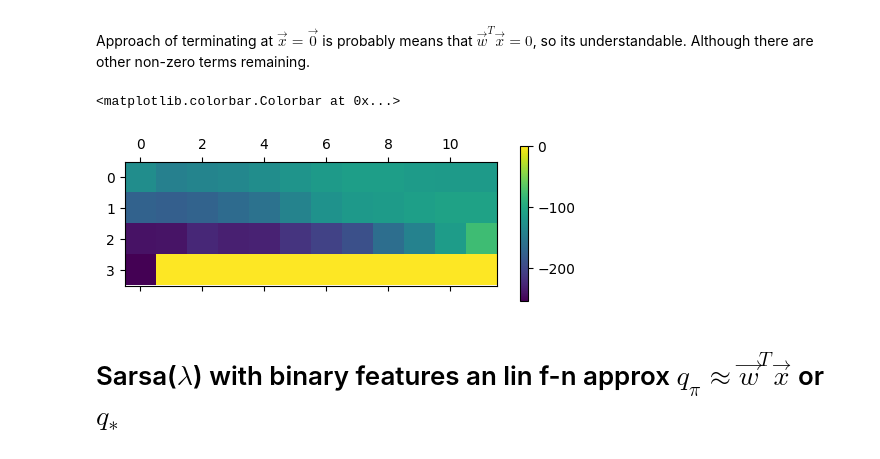
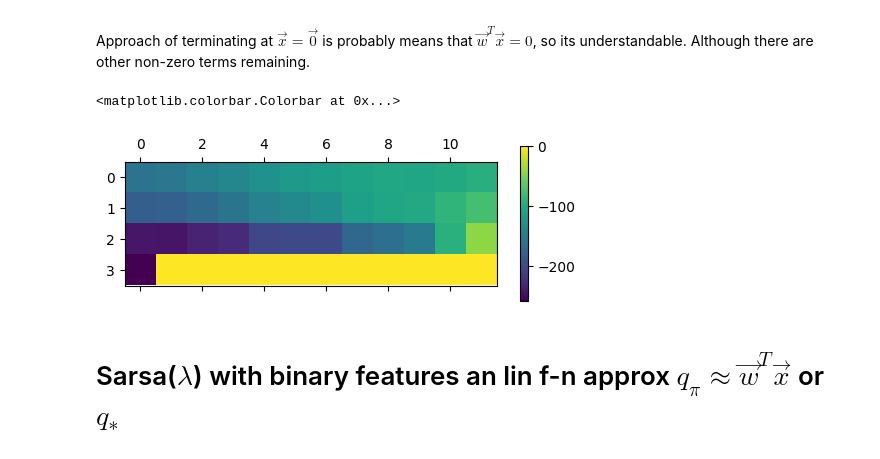
Before and after one commit to ajegorovs/aj_python_tool_lib, a Jupyter notebook: data_processing/neural_networks/RL_Reinforced_Learning/Sutton_P2_Ch12_Lambda_Methods.ipynb, the cells around one changed output. Saved outputs shown, nothing was run; the diff lists cells and outputs as text; code cells hidden in the pictures.

```diff
--- a/data_processing/neural_networks/RL_Reinforced_Learning/Sutton_P2_Ch12_Lambda_Methods.ipynb
+++ b/data_processing/neural_networks/RL_Reinforced_Learning/Sutton_P2_Ch12_Lambda_Methods.ipynb
@@ -141,20 +157,26 @@ $$\vec{w}_{t+1} = \vec{w}_t + \alpha \delta_t \vec{z}_{t} + \alpha(\vec{w}_{t}^T
 
 Approach of terminating at $\vec{x} = \vec{0}$ is probably means that $\vec{w}^T \vec{x} = 0$, so its understandable. Although there are other non-zero terms remaining.
 # %%
-class True_online_TD_Lambda(env_approx):
-    def __init__(self, env_name, state_space_discrete=True,  eps=0.1, ALPHA=0.05, LAMBDA=0.5, GAMMA=1, *args, **kwargs) -> None:
-        super().__init__(env_name, state_space_discrete = state_space_discrete,  eps=eps, ALPHA=ALPHA, GAMMA=GAMMA, *args, **kwargs)
+class True_online_TD_Lambda(approach_approx_V):
+    def __init__(self, env_name, eps, tile_params, ALPHA=0.05, LAMBDA=0.5, GAMMA=1, *args, **kwargs):
+        super().__init__(env_name, eps, tile_params, *args, **kwargs)
+        self.rewards = []
+        self.ALPHA = ALPHA
+        self.LAMBDA = LAMBDA
+        self.GAMMA = GAMMA
         self.z = np.zeros_like(self.Wv)
-        self.LAMBDA     = LAMBDA
+
         self.GL         = self.GAMMA*LAMBDA
-        self.AGL        = self.ALPHA*self.GAMMA*LAMBDA
+        self.AGL        = self.ALPHA*self.GAMMA
         self.V, self.Vp = 0,0
         self.delta      = 0
         self.states,   self.rewards = [], []
 
     def update_z(self,state):
-        zTx = np.dot(self.z, self.Xs(state))
-        self.z  = self.GL * self.z + (1 - self.AGL*zTx)*self.grad_Vs(state)
+        active_features = self.state_emb.Xs(state)
+        zTx = np.sum(self.z[active_features]) #np.dot(self.z, self.Xs(state))
+        self.z  = self.GL * self.z                       # decay all features
+        self.z[active_features] += (1 - self.AGL*zTx)    # boost active features
 
     def target(self, reward, state, state_next):
         self.V  = self.Vs(state)
@@ -162,8 +184,9 @@ class True_online_TD_Lambda(env_approx):
         self.delta = reward + self.GAMMA *self.Vp - self.V
 
     def update_Wv(self, state, V_old):
-        self.Wv +=  self.ALPHA*(self.delta + self.V - V_old)*self.z - \
-                    self.ALPHA*(self.V - V_old)*self.Xs(state)
+        self.Wv += self.ALPHA*(self.delta + self.V - V_old)*self.z
+        active_features = self.state_emb.Xs(state)
+        self.Wv[active_features] -= self.ALPHA*(self.V - V_old)
 
 
 def True_online_TD_Lambda_Loop(env: True_online_TD_Lambda, N = 1):
@@ -173,33 +196,32 @@ def True_online_TD_Lambda_Loop(env: True_online_TD_Lambda, N = 1):
         state           = env.reset()
         env.z *= 0
         V_old = 0
+        t = 0
         while True:
-            At = env.sample_action(state, use_Qsa=False)
-            state_next, reward, terminal   = env.step(At)
+            At = env.sample_action(state)
+            state_next, reward, terminal = env.step(At)
             env.target(reward, state, state_next)
             env.update_z(state)
             env.update_Wv(state, V_old)
             V_old = env.Vp
             state = state_next
-            if terminal: break
+            t += 1
+            if terminal:
+                env.env_iters += 1
+                tq_iter.set_postfix(eps=env.eps, T = t, env_iters = env.env_iters)
+                break
     return
-
-env = True_online_TD_Lambda("CliffWalking-v0", eps=0.4)
-env.init_policy_entries()
-env.init_Qsa(False, action=1)
-env.Wq[:,36] = [0.5,0,0,0]  # start- up
-env.Wq[:,-1] *= 0           # terminal rew 0
-env.init_policy()
-env.update_V()
-
-
-True_online_TD_Lambda_Loop(env, N = 1000)
-
-c = plt.matshow(env.Vs(None).reshape(4,12))
-plt.colorbar(c)
-# %% [output]
-<matplotlib.colorbar.Colorbar at 0x...>
-[figure, removed]
+# %%
+env_True_online_TD_Lambda = True_online_TD_Lambda("CliffWalking-v0", eps=0.4, tile_params=None)
+env_True_online_TD_Lambda.policy += 1
+env_True_online_TD_Lambda.policy[36:] = 0
+
+True_online_TD_Lambda_Loop(env_True_online_TD_Lambda, N = 2000)
+c = plt.matshow(env_True_online_TD_Lambda.Wv.reshape(4,12))
+plt.colorbar(c)
+# %% [output]
+<matplotlib.colorbar.Colorbar at 0x...>
+[figure, added]
 # %% [markdown]
 # Sarsa($\lambda$) with binary features an lin f-n approx $q_\pi \approx \vec{w}^T\vec{x}$ or $q_\ast$
 # %% [markdown]
```
Also changed, not shown: parts of 24 cells of this notebook, 1 other file.
